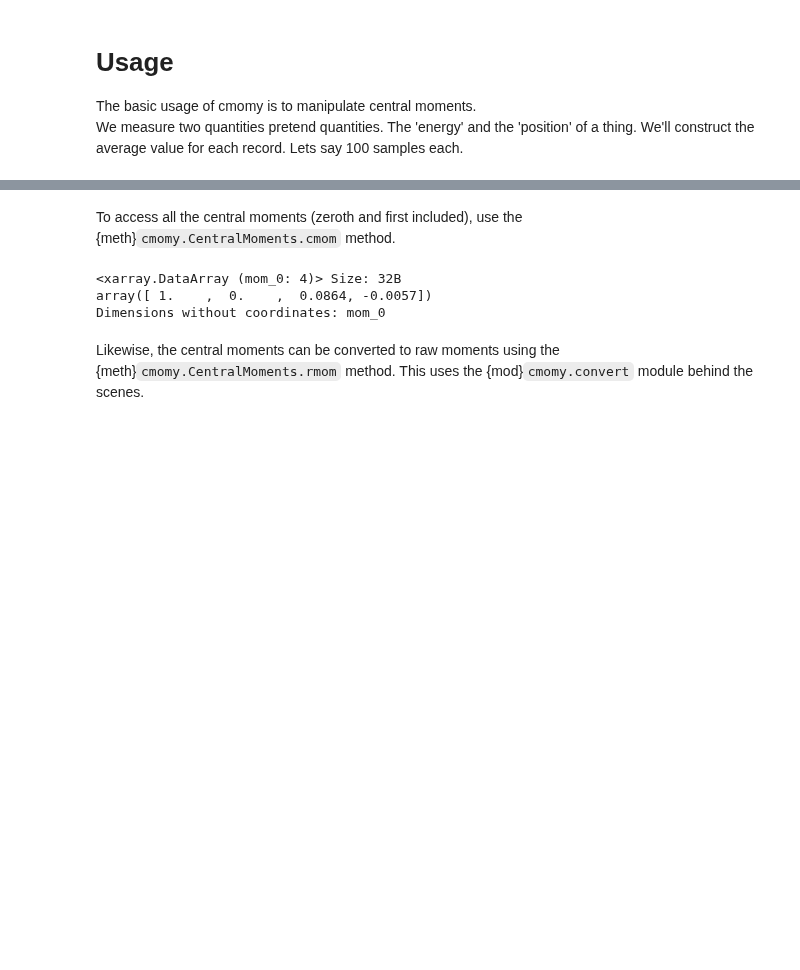
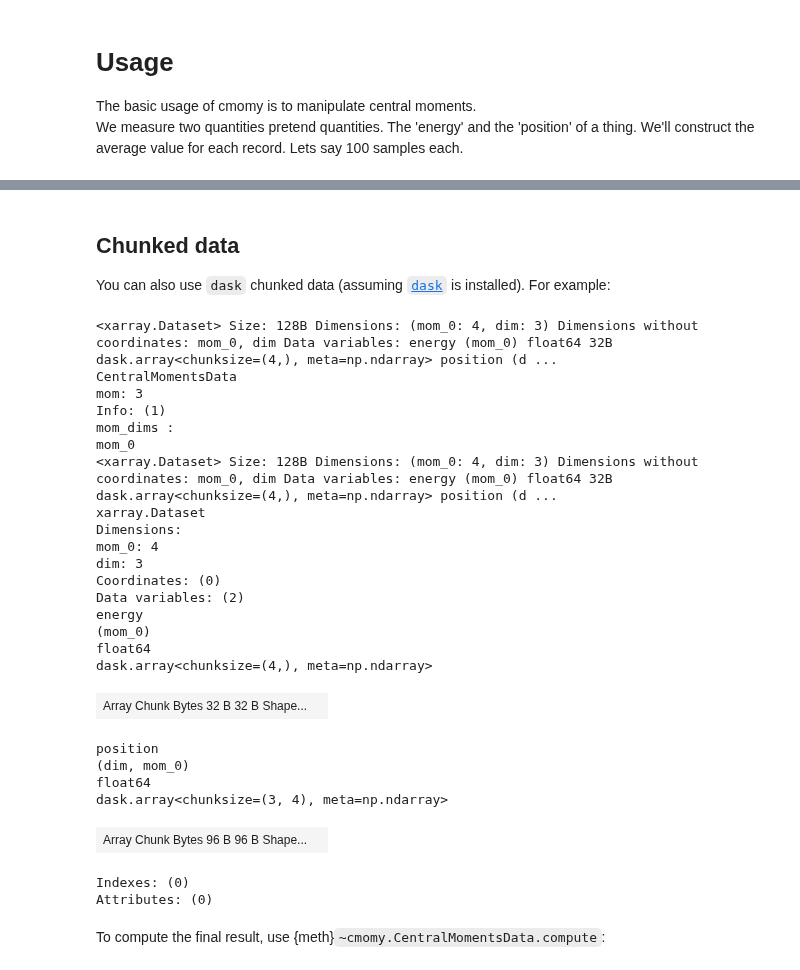
Before and after one commit to usnistgov/cmomy, a Jupyter notebook: _sources/examples/usage/usage_notebook.ipynb, the cells around one changed output, grey strips where cells are left out. Cells and saved outputs as stored; diff of their text form; code cells hidden in the pictures; blank space fills up the shorter version.

```diff
--- a/_sources/examples/usage/usage_notebook.ipynb
+++ b/_sources/examples/usage/usage_notebook.ipynb
@@ -33,7 +33,7 @@ import xarray as xr
 
 import cmomy
 
-rng = cmomy.random.default_rng(seed=0)
+rng = cmomy.default_rng(seed=0)
 
 nsamp = 100
 energy = xr.DataArray(rng.random(nsamp), dims=["samp"])
@@ -44,8 +44,8 @@ position = xr.DataArray(rng.random((nsamp, 3)), dims=["samp", "dim"])
 w = xr.DataArray(rng.random(nsamp), dims=["samp"])
 
 # average over the samples
-ce = cmomy.xCentralMoments.from_vals(energy, weight=w, dim="samp", mom=3)
-cp = cmomy.xCentralMoments.from_vals(position, weight=w, dim="samp", mom=3)
+ce = cmomy.CentralMomentsData.from_vals(energy, weight=w, dim="samp", mom=3)
+cp = cmomy.CentralMomentsData.from_vals(position, weight=w, dim="samp", mom=3)
 # %%
 print("energy")
 ce
@@ -79,11 +75,5 @@ Notice that there are three `shape` parameters associated with a {class}`cmomy.C
 # %%
-for name, c in {"energy": ce, "position": cp}.items():
-    print(
-        f"""
-{name} shapes:
-    mom_shape: {c.mom_shape}
-    val_shape: {c.val_shape}
-    shape    : {c.shape}
-"""
-    )
+ds = xr.Dataset({"energy": energy, "position": position})
+ctot = cmomy.CentralMomentsData.from_vals(ds, weight=w, dim="samp", mom=3)
+ctot
 # %% [output]
@@ -110,10 +86,0 @@ array([ 5.3105e+01,  5.5314e-01,  8.6378e-02, -5.7464e-03])
-# %% [markdown]
-To access all the central moments (zeroth and first included), use the {meth}`cmomy.CentralMoments.cmom` method.
-# %%
-ce.cmom()
-# %% [output]
-<xarray.DataArray (mom_0: 4)> Size: 32B
-array([ 1.    ,  0.    ,  0.0864, -0.0057])
-Dimensions without coordinates: mom_0
-# %% [markdown]
-Likewise, the central moments can be converted to raw moments using the {meth}`cmomy.CentralMoments.rmom` method.  This uses the {mod}`cmomy.convert` module behind the scenes.
@@ -119,0 +91,37 @@ Likewise, the central moments can be converted to raw moments using the {meth}`c
+# %% [markdown]
+## Chunked data
+
+You can also use ``dask`` chunked data (assuming [``dask``](https://docs.dask.org/en/stable/) is installed).  For example:
+# %%
+ctot_chunk = cmomy.CentralMomentsData.from_vals(
+    ds.chunk({"dim": -1}), weight=w, dim="samp", mom=3
+)
+ctot_chunk
+# %% [output]
+<xarray.Dataset> Size: 128B Dimensions: (mom_0: 4, dim: 3) Dimensions without coordinates: mom_0, dim Data variables: energy (mom_0) float64 32B dask.array<chunksize=(4,), meta=np.ndarray> position (d ...
+CentralMomentsData
+mom: 3
+Info: (1)
+mom_dims :
+mom_0
+<xarray.Dataset> Size: 128B Dimensions: (mom_0: 4, dim: 3) Dimensions without coordinates: mom_0, dim Data variables: energy (mom_0) float64 32B dask.array<chunksize=(4,), meta=np.ndarray> position (d ...
+xarray.Dataset
+Dimensions:
+mom_0: 4
+dim: 3
+Coordinates: (0)
+Data variables: (2)
+energy
+(mom_0)
+float64
+dask.array<chunksize=(4,), meta=np.ndarray>
+| Array Chunk Bytes 32 B 32 B Shape... |  |
+position
+(dim, mom_0)
+float64
+dask.array<chunksize=(3, 4), meta=np.ndarray>
+| Array Chunk Bytes 96 B 96 B Shape... |  |
+Indexes: (0)
+Attributes: (0)
+# %% [markdown]
+To compute the final result, use {meth}`~cmomy.CentralMomentsData.compute`:
```
Also changed, not shown: parts of 54 cells of this notebook, 48 other files.
